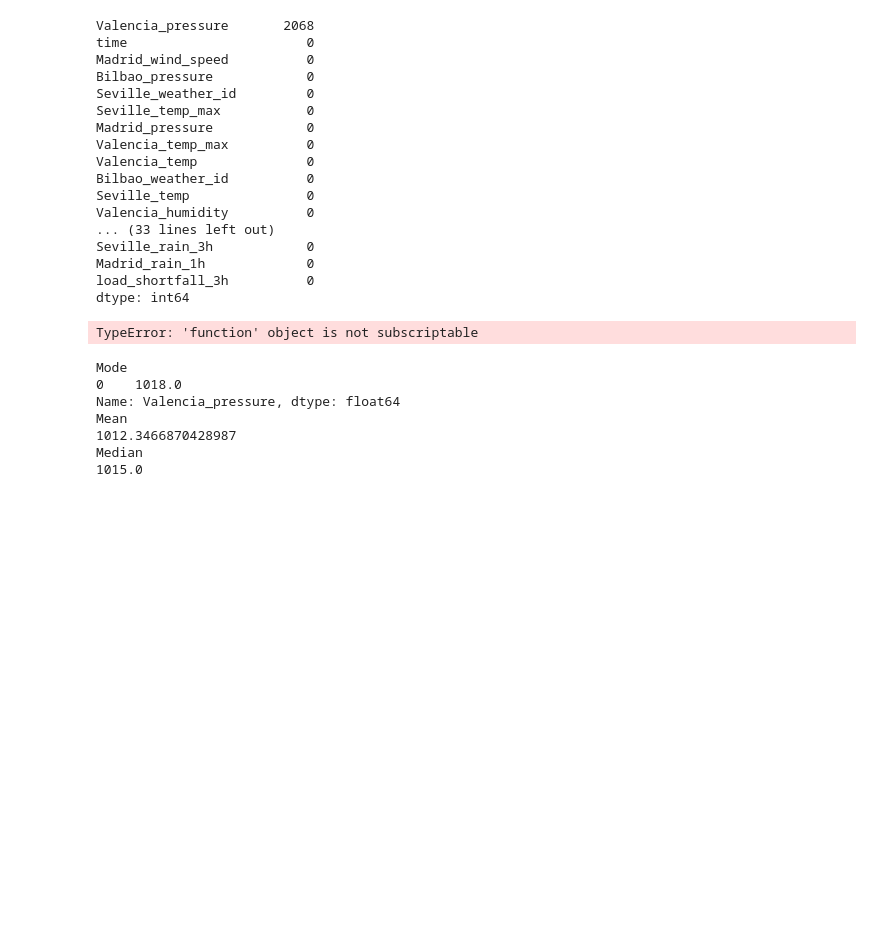
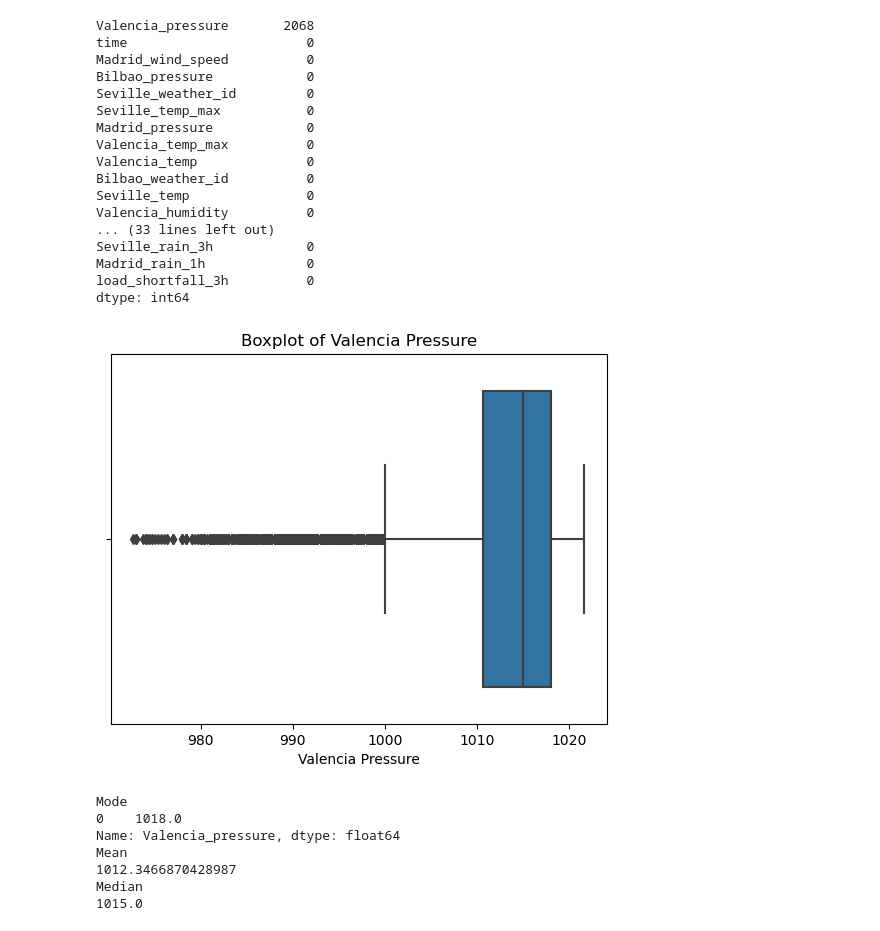
Before and after one commit to thabotladi/load-shortfall-regression-predict-api, a Jupyter notebook: Advanced_Regression/Advanced-Regression-Starter-Data/starter-notebook.ipynb, the cells around one changed output. Cells and saved outputs as stored; diff of their text form; code cells hidden in the pictures; blank space fills up the shorter version.

```diff
--- a/Advanced_Regression/Advanced-Regression-Starter-Data/starter-notebook.ipynb
+++ b/Advanced_Regression/Advanced-Regression-Starter-Data/starter-notebook.ipynb
@@ -213,11 +213,17 @@ Seville_rain_3h            0
 Madrid_rain_1h             0
 load_shortfall_3h          0
 dtype: int64
-# %%
-sns.boxplot
-[df['Valencia_pressure']]
-# %% [output]
-TypeError: 'function' object is not subscriptable
+# %%
+sns.boxplot(x=df['Valencia_pressure'])
+
+# Set plot labels and title
+plt.xlabel('Valencia Pressure')
+plt.title('Boxplot of Valencia Pressure')
+
+# Show the plot
+plt.show()
+# %% [output]
+[figure, added]
 # %%
 print('Mode')
 print(df['Valencia_pressure'].mode())
```
Also changed, not shown: parts of 10 cells of this notebook.
